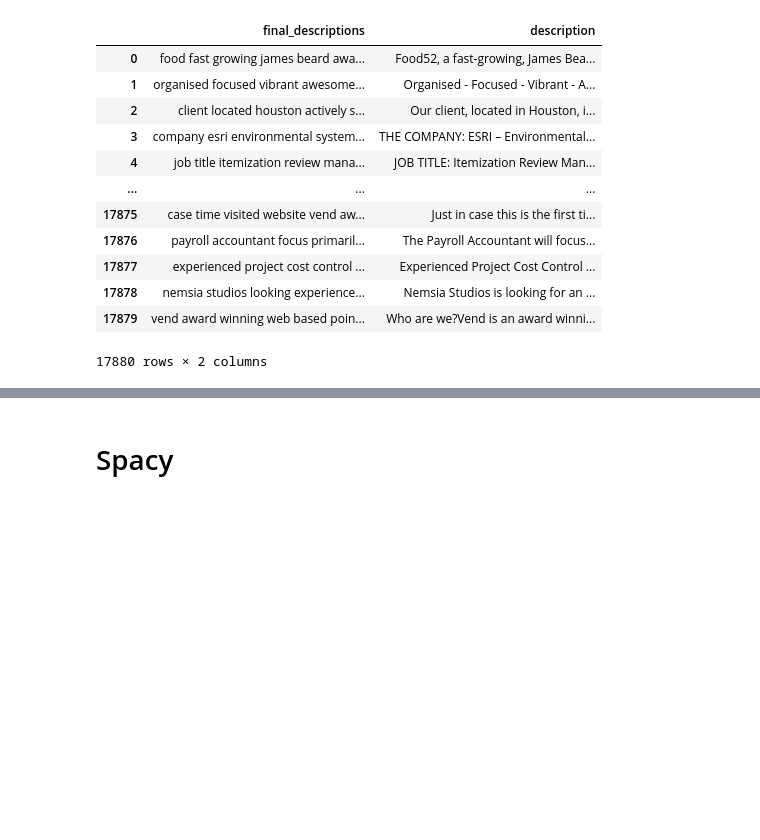
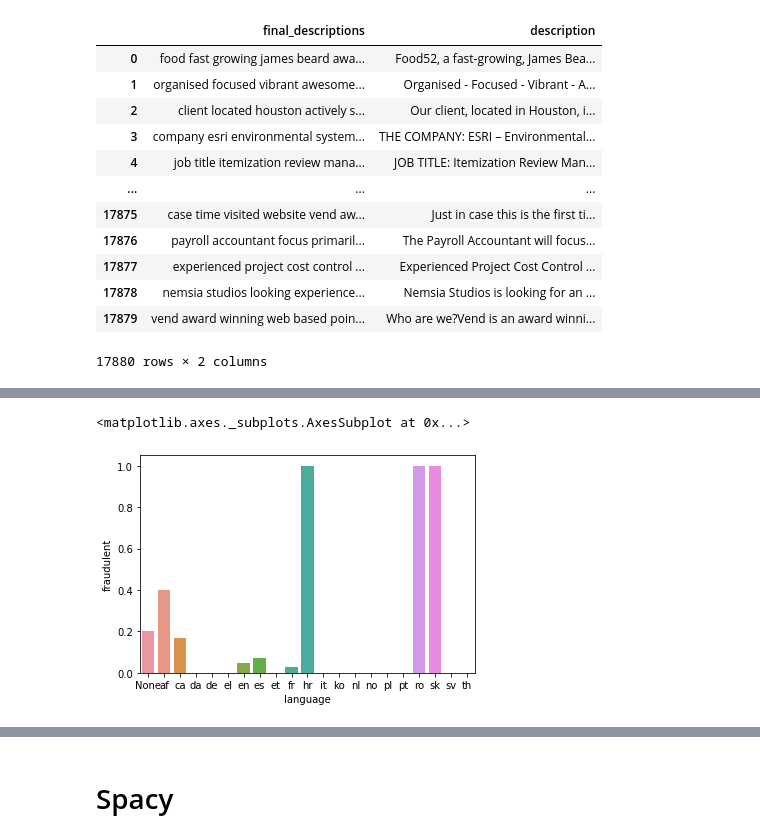
Before and after one commit to lancezeng947/Real-Fake-Job-Posting, a Jupyter notebook: Exploration and Models.ipynb, the cells around one changed output, grey strips where cells are left out. Saved outputs shown, nothing was run; the diff lists cells and outputs as text; code cells hidden in the pictures; blank space fills up the shorter version.

Commit message:
data clean-up and completion

```diff
--- a/Exploration and Models.ipynb
+++ b/Exploration and Models.ipynb
@@ -535,3 +535,6 @@ data[['final_descriptions', 'description']]
 17880 rows × 2 columns
 # %%
 data.to_csv('language_processed_df.csv')
+# %%
+data = pd.read_csv('language_processed_df.csv', index_col = 0)
+data.head(5)
@@ -537,0 +549,5 @@ data.to_csv('language_processed_df.csv')
+# %%
+sns.barplot(x = data.groupby('language').mean()['fraudulent'].index, y = data.groupby('language').mean()['fraudulent'])
+# %% [output]
+<matplotlib.axes._subplots.AxesSubplot at 0x...>
+[figure, added]
```
Also changed, not shown: parts of 5 cells of this notebook, 12 other files.
